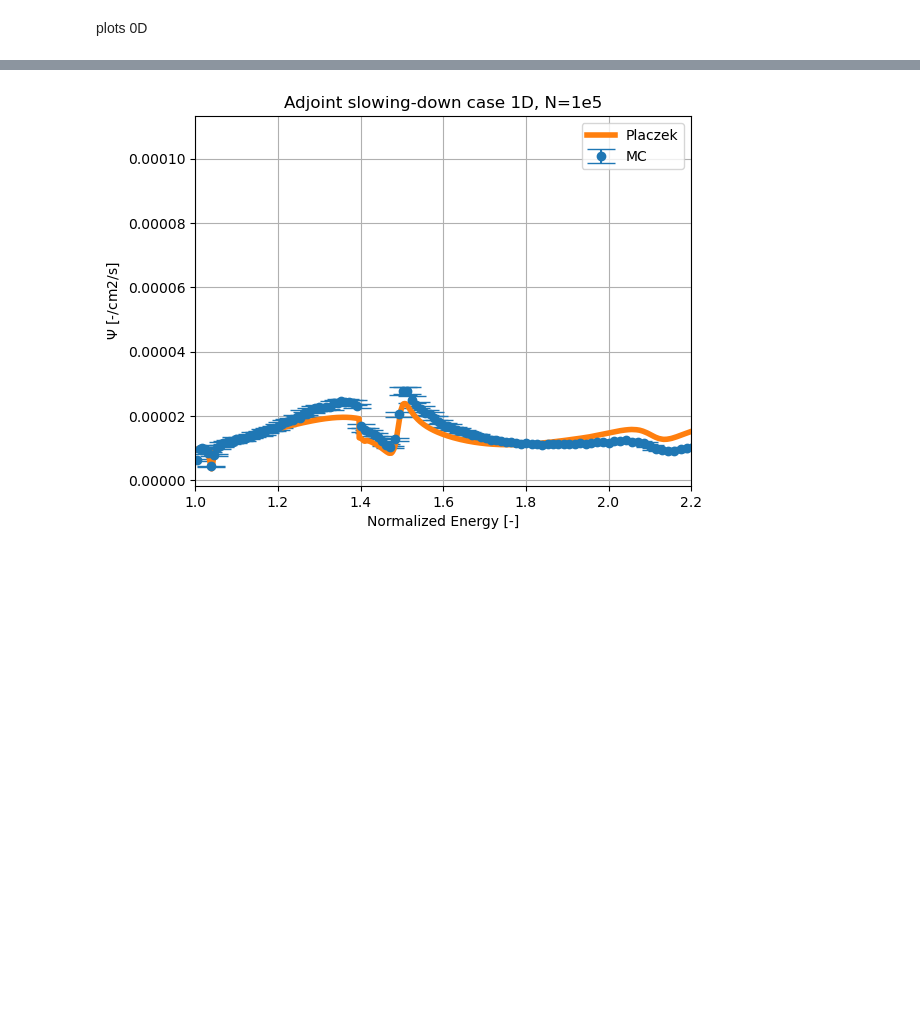
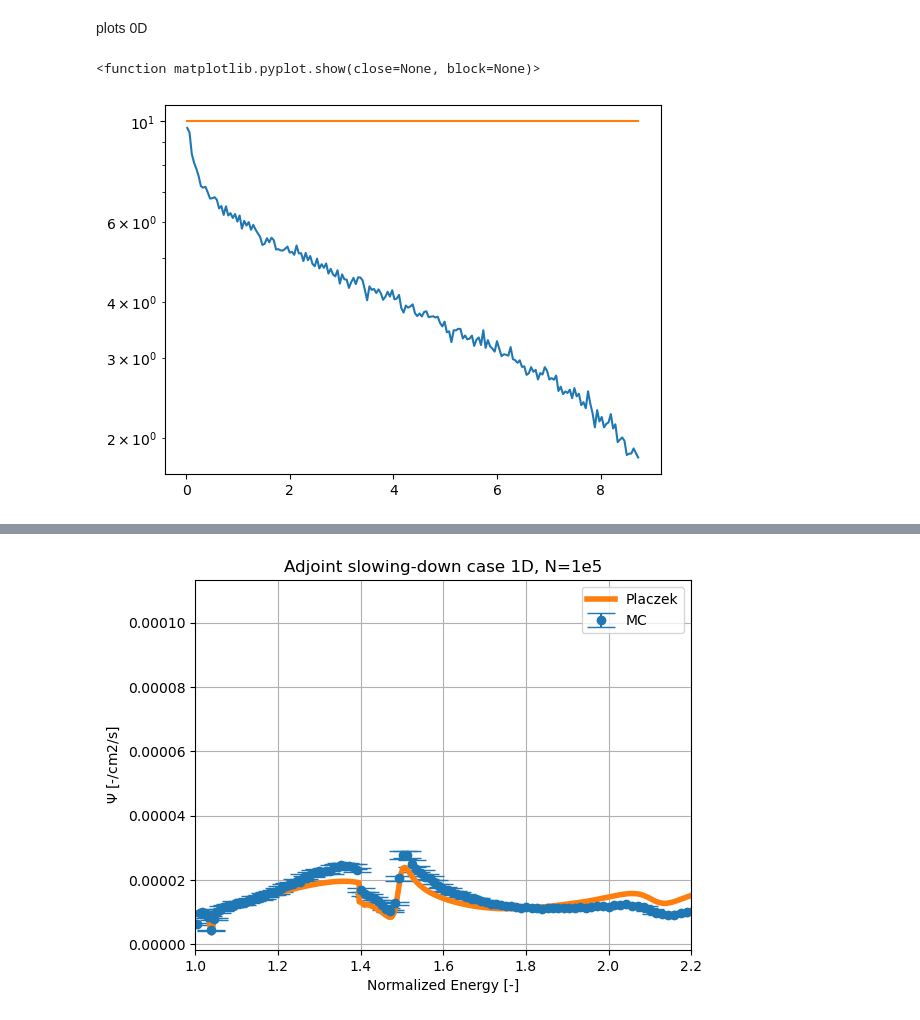
Before and after one commit to Simone-Occhipinti/Transport-code-v.3, a Jupyter notebook: fixed_source_MC.ipynb, the cells around one changed output, grey strips where cells are left out. Saved outputs shown, nothing was run; the diff lists cells and outputs as text; code cells hidden in the pictures; blank space fills up the shorter version.

```diff
--- a/fixed_source_MC.ipynb
+++ b/fixed_source_MC.ipynb
@@ -109,6 +110,22 @@ Iteration: 99900
 Iteration: 100000
 # %% [markdown]
 plots 0D
+# %%
+dE = np.diff(np.array(GV.Groups))
+yy = np.zeros(len(tally.spaceref))
+for ii in range(len(dE)):
+    yy += avg[ii]*dE[ii]
+xx = tally.spaceref
+
+y2 = np.exp(-core.macro_xs_absorption(1E3)*xx)
+
+plt.plot(xx,yy)
+plt.plot(xx,y2*10)
+plt.yscale('log')
+plt.show
+# %% [output]
+<function matplotlib.pyplot.show(close=None, block=None)>
+[figure, added]
 # %%
 avg = avg.ravel()
 sigma = sigma.ravel()
```
Also changed, not shown: parts of 3 cells of this notebook, 3 other files.
